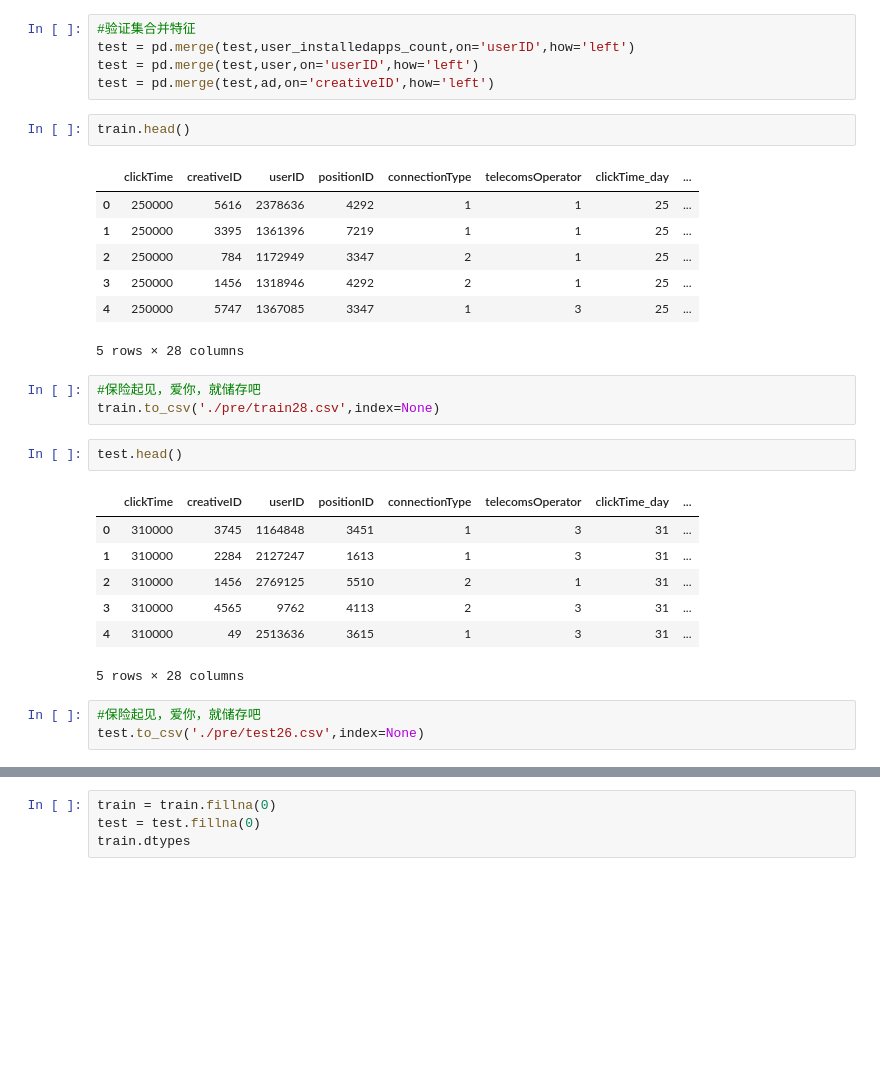
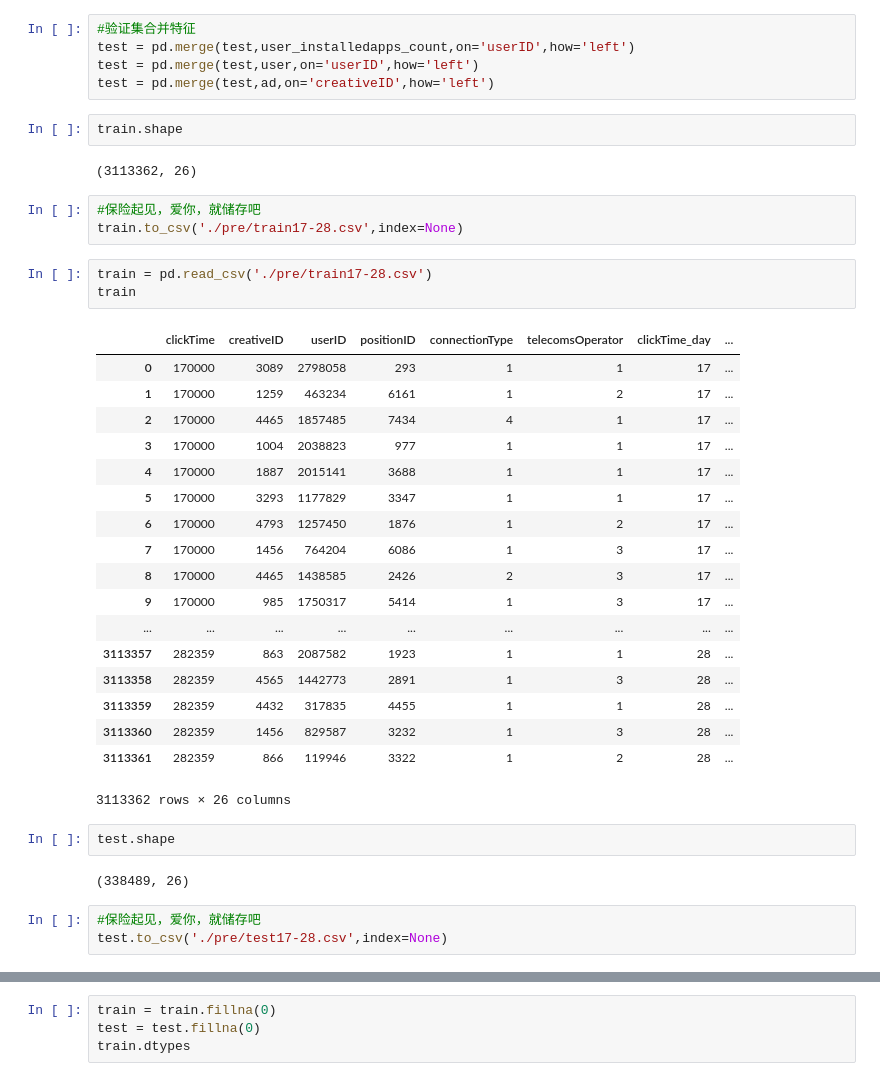
Before and after one commit to Vonfry/tsa-2017, a Jupyter notebook: Surface-603.ipynb, the cells around one changed output, grey strips where cells are left out. Drawn from its saved outputs; the diff is of its cells as text; blank space fills up the shorter version.

```diff
--- a/Surface-603.ipynb
+++ b/Surface-603.ipynb
@@ -294,28 +269,38 @@ test = pd.merge(test,user_installedapps_count,on='userID',how='left')
 test = pd.merge(test,user,on='userID',how='left')
 test = pd.merge(test,ad,on='creativeID',how='left')
 # %%
-train.head()
+train.shape
 # %% [output]
-|  | clickTime | creativeID | userID | positionID | connectionType | telecomsOperator | clickTime_day | ... |
-| 0 | 250000 | 5616 | 2378636 | 4292 | 1 | 1 | 25 | ... |
-| 1 | 250000 | 3395 | 1361396 | 7219 | 1 | 1 | 25 | ... |
-| 2 | 250000 | 784 | 1172949 | 3347 | 2 | 1 | 25 | ... |
-| 3 | 250000 | 1456 | 1318946 | 4292 | 2 | 1 | 25 | ... |
-| 4 | 250000 | 5747 | 1367085 | 3347 | 1 | 3 | 25 | ... |
-5 rows × 28 columns
+(3113362, 26)
 # %%
 #保险起见，爱你，就储存吧
-train.to_csv('./pre/train28.csv',index=None)
+train.to_csv('./pre/train17-28.csv',index=None)
+# %%
+train = pd.read_csv('./pre/train17-28.csv')
+train
+# %% [output]
+|  | clickTime | creativeID | userID | positionID | connectionType | telecomsOperator | clickTime_day | ... |
+| 0 | 170000 | 3089 | 2798058 | 293 | 1 | 1 | 17 | ... |
+| 1 | 170000 | 1259 | 463234 | 6161 | 1 | 2 | 17 | ... |
+| 2 | 170000 | 4465 | 1857485 | 7434 | 4 | 1 | 17 | ... |
+| 3 | 170000 | 1004 | 2038823 | 977 | 1 | 1 | 17 | ... |
+| 4 | 170000 | 1887 | 2015141 | 3688 | 1 | 1 | 17 | ... |
+| 5 | 170000 | 3293 | 1177829 | 3347 | 1 | 1 | 17 | ... |
+| 6 | 170000 | 4793 | 1257450 | 1876 | 1 | 2 | 17 | ... |
+| 7 | 170000 | 1456 | 764204 | 6086 | 1 | 3 | 17 | ... |
+| 8 | 170000 | 4465 | 1438585 | 2426 | 2 | 3 | 17 | ... |
+| 9 | 170000 | 985 | 1750317 | 5414 | 1 | 3 | 17 | ... |
+| ... | ... | ... | ... | ... | ... | ... | ... | ... |
+| 3113357 | 282359 | 863 | 2087582 | 1923 | 1 | 1 | 28 | ... |
+| 3113358 | 282359 | 4565 | 1442773 | 2891 | 1 | 3 | 28 | ... |
+| 3113359 | 282359 | 4432 | 317835 | 4455 | 1 | 1 | 28 | ... |
+| 3113360 | 282359 | 1456 | 829587 | 3232 | 1 | 3 | 28 | ... |
+| 3113361 | 282359 | 866 | 119946 | 3322 | 1 | 2 | 28 | ... |
+3113362 rows × 26 columns
 # %%
-test.head()
+test.shape
 # %% [output]
-|  | clickTime | creativeID | userID | positionID | connectionType | telecomsOperator | clickTime_day | ... |
-| 0 | 310000 | 3745 | 1164848 | 3451 | 1 | 3 | 31 | ... |
-| 1 | 310000 | 2284 | 2127247 | 1613 | 1 | 3 | 31 | ... |
-| 2 | 310000 | 1456 | 2769125 | 5510 | 2 | 1 | 31 | ... |
-| 3 | 310000 | 4565 | 9762 | 4113 | 2 | 3 | 31 | ... |
-| 4 | 310000 | 49 | 2513636 | 3615 | 1 | 3 | 31 | ... |
-5 rows × 28 columns
+(338489, 26)
 # %%
 #保险起见，爱你，就储存吧
-test.to_csv('./pre/test26.csv',index=None)
+test.to_csv('./pre/test17-28.csv',index=None)
```
Also changed, not shown: parts of 16 cells of this notebook.
